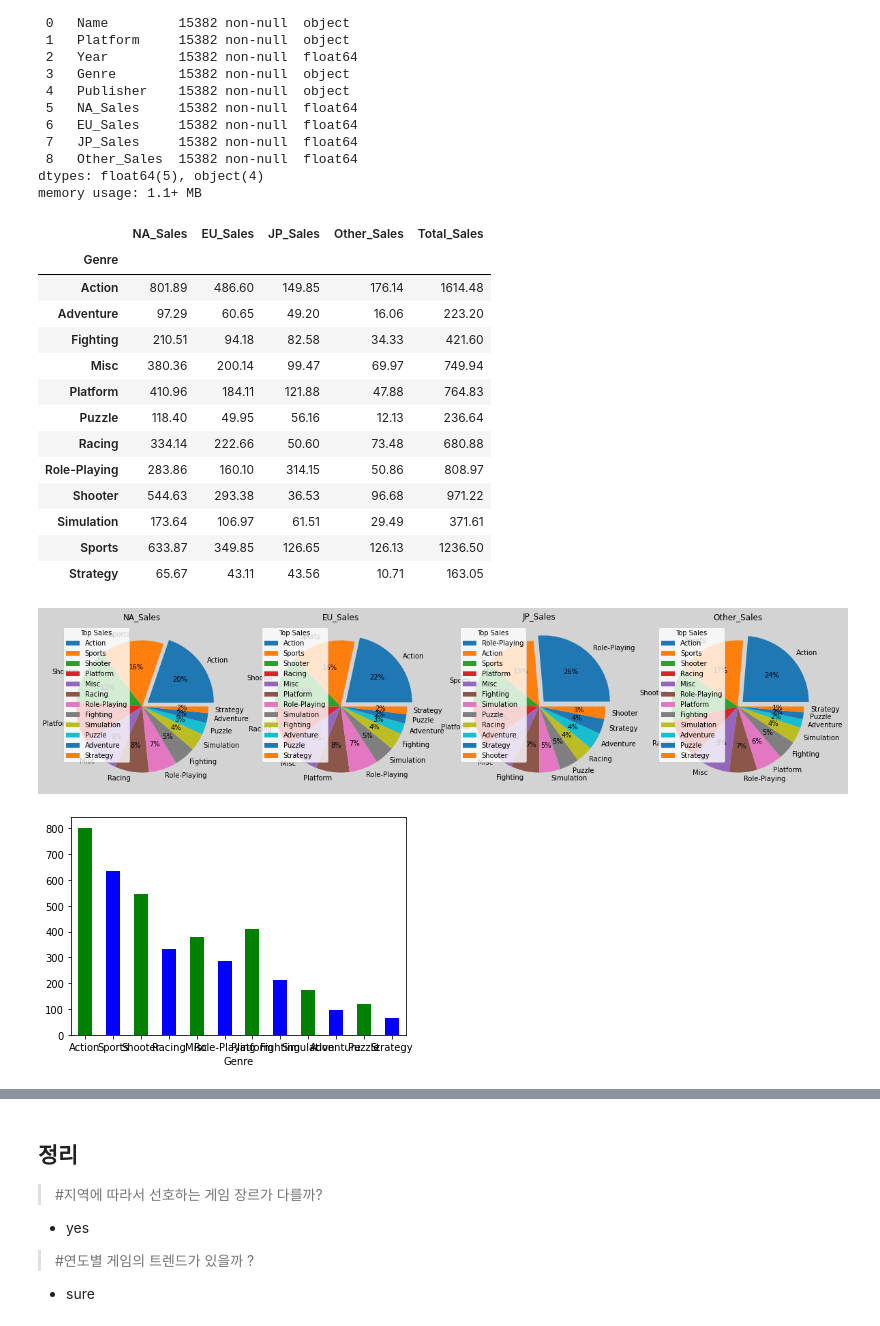
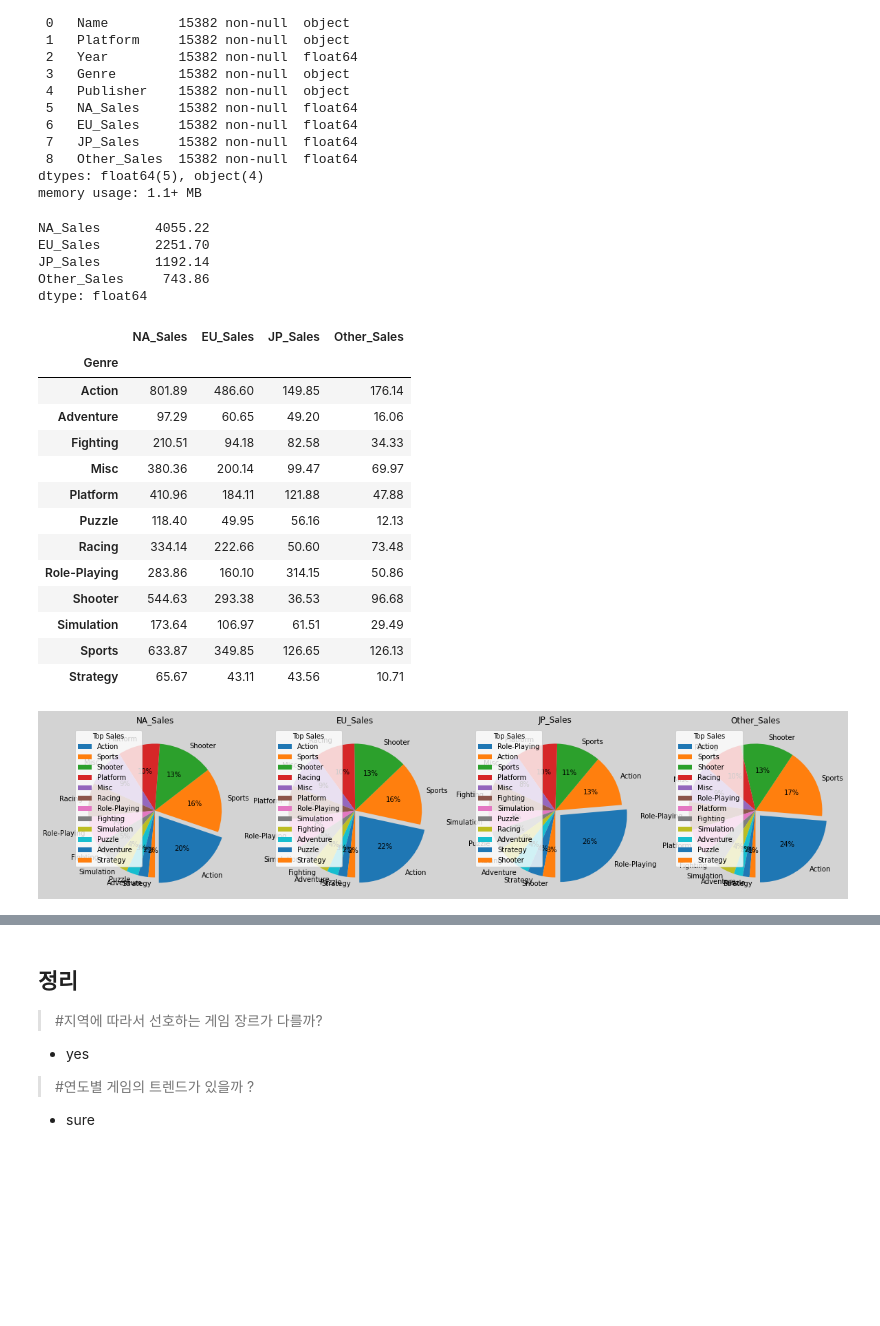
Before and after one commit to letssoar/CodeStatesProject, a Jupyter notebook: section1/colab_1.ipynb, the cells around one changed output, grey strips where cells are left out. Saved outputs shown, nothing was run; the diff lists cells and outputs as text; code cells hidden in the pictures; blank space fills up the shorter version.

```diff
--- a/section1/colab_1.ipynb
+++ b/section1/colab_1.ipynb
@@ -173,3 +194,16 @@ memory usage: 1.1+ MB
+# %%
+# na_sales M string이 붙은 feature를 찾는다.
+# split 하고 split 한 값[0]에 100만 을 곱해서
+# 다시 넣는다.
+
+df1[sales].sum()
+#df1['NA_Sales'].hist( )
+# %% [output]
+NA_Sales       4055.22
+EU_Sales       2251.70
+JP_Sales       1192.14
+Other_Sales     743.86
+dtype: float64
 # %%
 #지역에 따라서 선호하는 게임 장르가 다를까?
 #선호하는 게임은 많이 팔린 게임이라고 가정.
@@ -180,63 +214,62 @@ memory usage: 1.1+ MB
 # - [x]  어느지역에서 어떤 장르가 많이 팔렸는지 시각화
 
 
-df1['Total_Sales'] = df1['NA_Sales'] + df1['EU_Sales'] + df1['JP_Sales'] + df1['Other_Sales']
+# df1['Total_Sales'] = df1['NA_Sales'] + df1['EU_Sales'] + df1['JP_Sales'] + df1['Other_Sales']
 
-salesAll =[x for x in sales]
-salesAll.append('Total_Sales')
-salesAll
+# salesAll =[x for x in sales]
+# salesAll.append('Total_Sales')
+# salesAll
 
 
-df_Genre = df1.groupby('Genre')[salesAll].sum()
+df_Genre = df1.groupby('Genre')[sales].sum()
 df_Genre
 # %% [output]
-|  | NA_Sales | EU_Sales | JP_Sales | Other_Sales | Total_Sales |
-| Genre |  |  |  |  |  |
-| Action | 801.89 | 486.60 | 149.85 | 176.14 | 1614.48 |
-| Adventure | 97.29 | 60.65 | 49.20 | 16.06 | 223.20 |
-| Fighting | 210.51 | 94.18 | 82.58 | 34.33 | 421.60 |
-| Misc | 380.36 | 200.14 | 99.47 | 69.97 | 749.94 |
-| Platform | 410.96 | 184.11 | 121.88 | 47.88 | 764.83 |
-| Puzzle | 118.40 | 49.95 | 56.16 | 12.13 | 236.64 |
-| Racing | 334.14 | 222.66 | 50.60 | 73.48 | 680.88 |
-| Role-Playing | 283.86 | 160.10 | 314.15 | 50.86 | 808.97 |
-| Shooter | 544.63 | 293.38 | 36.53 | 96.68 | 971.22 |
-| Simulation | 173.64 | 106.97 | 61.51 | 29.49 | 371.61 |
-| Sports | 633.87 | 349.85 | 126.65 | 126.13 | 1236.50 |
-| Strategy | 65.67 | 43.11 | 43.56 | 10.71 | 163.05 |
+|  | NA_Sales | EU_Sales | JP_Sales | Other_Sales |
+| Genre |  |  |  |  |
+| Action | 801.89 | 486.60 | 149.85 | 176.14 |
+| Adventure | 97.29 | 60.65 | 49.20 | 16.06 |
+| Fighting | 210.51 | 94.18 | 82.58 | 34.33 |
+| Misc | 380.36 | 200.14 | 99.47 | 69.97 |
+| Platform | 410.96 | 184.11 | 121.88 | 47.88 |
+| Puzzle | 118.40 | 49.95 | 56.16 | 12.13 |
+| Racing | 334.14 | 222.66 | 50.60 | 73.48 |
+| Role-Playing | 283.86 | 160.10 | 314.15 | 50.86 |
+| Shooter | 544.63 | 293.38 | 36.53 | 96.68 |
+| Simulation | 173.64 | 106.97 | 61.51 | 29.49 |
+| Sports | 633.87 | 349.85 | 126.65 | 126.13 |
+| Strategy | 65.67 | 43.11 | 43.56 | 10.71 |
 # %%
 # ratio = df1['NA_Sales'].value_counts(normalize=True) # normalize는 비율을 나타내 주는 파라미터
 # ratio = round(ratio,2)
 #print( ratio.max)
 # ratio = df1['NA_Sales']
 #ratio.hist( )
 # print(ratio)
 
 
 fig, ax = plt.subplots(figsize = (20,12))
 ax.grid(True)
 fig.set_facecolor('lightgrey')
 
+
+
+
 for i,v in enumerate(sales):
 
     df_sorted = df_Genre.sort_values(by=v,ascending=False)[v]#.head(5)
+
     #Series 의 컬럼은 index
     mylabels = df_sorted.index
-    # series 개수 만큼 넣어줘야함. index 순서. 나눠줄건가?
+    # series 개수 만큼 넣어줘야함. index 순서. 가운데서 얼만큼 떨어트릴것인가?
     myExplode = [0 for _ in mylabels]
     myExplode[0] = 0.1
 
 
     plt.subplot(1, 4, i+1)
-    plt.pie( df_sorted , autopct='%.0f%%',labels = mylabels,explode = myExplode)
+    plt.pie( df_sorted , autopct='%.0f%%',labels = mylabels,explode = myExplode, startangle = 270)
     plt.title(v)
-    plt.legend(title = "Top Sales")
+    plt.legend(title = "Top Sales",loc='upper left')
 
 plt.show();
 # %% [output]
-[figure, old version]
+[figure, new version]
-# %%
-df_Genre['NA_Sales']
-df_Genre['NA_Sales'].plot.bar(color=['g', 'b'], rot=0);
-# %% [output]
-[figure, removed]
```
Also changed, not shown: parts of 7 cells of this notebook.
